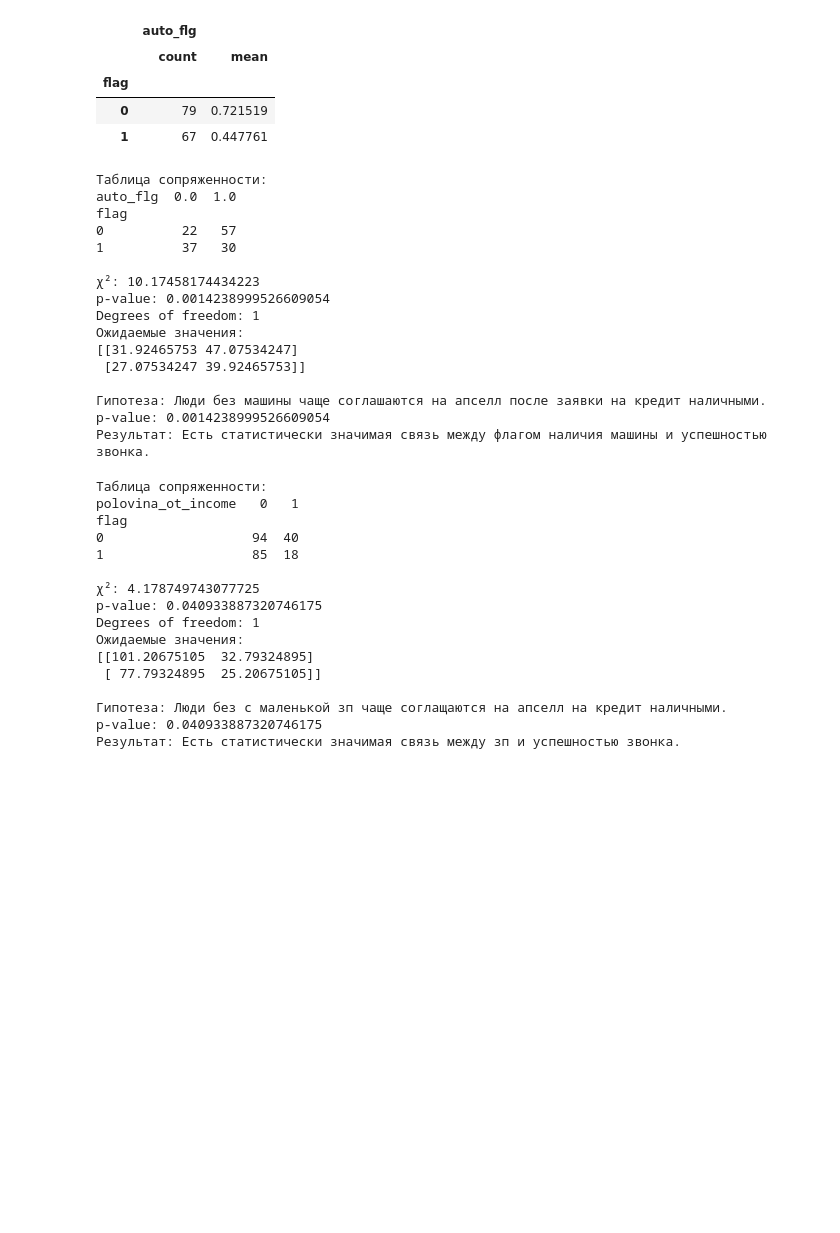
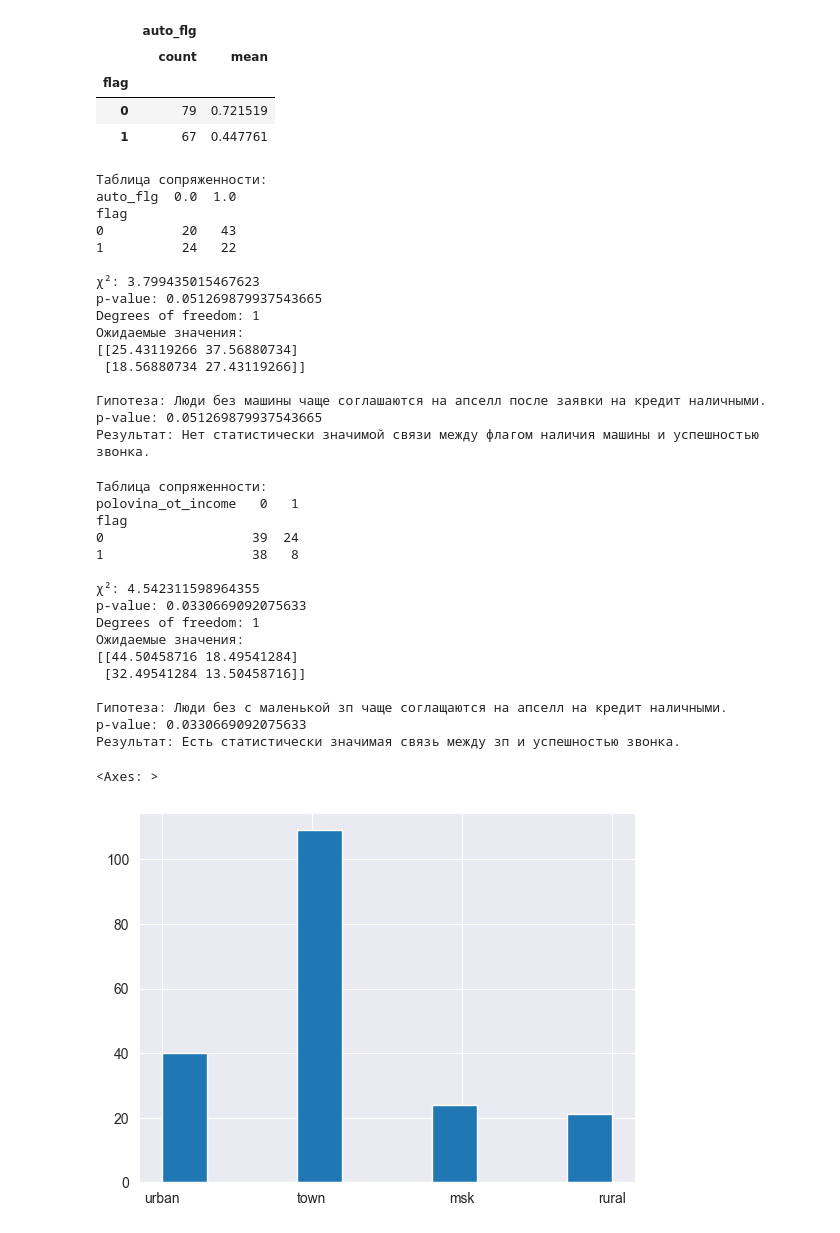
Before and after one commit to ssd2008/DANO24, a Jupyter notebook: workzone.ipynb, the cells around one changed output. Saved outputs shown, nothing was run; the diff lists cells and outputs as text; code cells hidden in the pictures; blank space fills up the shorter version.

```diff
--- a/workzone.ipynb
+++ b/workzone.ipynb
@@ -2060,7 +2202,7 @@ cl_upsell[['auto_flg', 'flag']].groupby(by='flag').agg(['count', 'mean'])
 # %%
 from scipy.stats import chi2_contingency
 
-cl_upsell_car = cl_upsell[['auto_flg', 'flag']].copy()
+cl_upsell_car = upsell[upsell['region_size'] == 'town'][['auto_flg', 'flag']].copy()
 
 # Создаем таблицу сопряженности
 contingency_table = pd.crosstab(cl_upsell_car['flag'], cl_upsell_car['auto_flg'])
@@ -2087,25 +2229,25 @@ else:
 Таблица сопряженности:
 auto_flg  0.0  1.0
 flag
-0          22   57
-1          37   30
+0          20   43
+1          24   22
 
-χ²: 10.17458174434223
-p-value: 0.0014238999526609054
+χ²: 3.799435015467623
+p-value: 0.051269879937543665
 Degrees of freedom: 1
 Ожидаемые значения:
-[[31.92465753 47.07534247]
- [27.07534247 39.92465753]]
+[[25.43119266 37.56880734]
+ [18.56880734 27.43119266]]
 
 Гипотеза: Люди без машины чаще соглашаются на апселл после заявки на кредит наличными.
-p-value: 0.0014238999526609054
-Результат: Есть статистически значимая связь между флагом наличия машины и успешностью звонка.
+p-value: 0.051269879937543665
+Результат: Нет статистически значимой связи между флагом наличия машины и успешностью звонка.
 # %%
 upsell['polovina_ot_income'] = (upsell['income'] < 15000).astype(int)
 # %%
 from scipy.stats import chi2_contingency
 
-cl_upsell_income = upsell[['polovina_ot_income', 'flag']].copy()
+cl_upsell_income = upsell[upsell['region_size'] == 'town'][['polovina_ot_income', 'flag']].copy()
 
 # Создаем таблицу сопряженности
 contingency_table = pd.crosstab(cl_upsell_income['flag'], cl_upsell_income['polovina_ot_income'])
@@ -2132,16 +2274,21 @@ else:
 Таблица сопряженности:
 polovina_ot_income   0   1
 flag
-0                   94  40
-1                   85  18
+0                   39  24
+1                   38   8
 
-χ²: 4.178749743077725
-p-value: 0.040933887320746175
+χ²: 4.542311598964355
+p-value: 0.0330669092075633
 Degrees of freedom: 1
 Ожидаемые значения:
-[[101.20675105  32.79324895]
- [ 77.79324895  25.20675105]]
+[[44.50458716 18.49541284]
+ [32.49541284 13.50458716]]
 
 Гипотеза: Люди без с маленькой зп чаще соглащаются на апселл на кредит наличными.
-p-value: 0.040933887320746175
+p-value: 0.0330669092075633
 Результат: Есть статистически значимая связь между зп и успешностью звонка.
+# %%
+upsell.region_size.hist()
+# %% [output]
+<Axes: >
+[figure, added]
```
Also changed, not shown: parts of 46 cells of this notebook, 4 other files.
